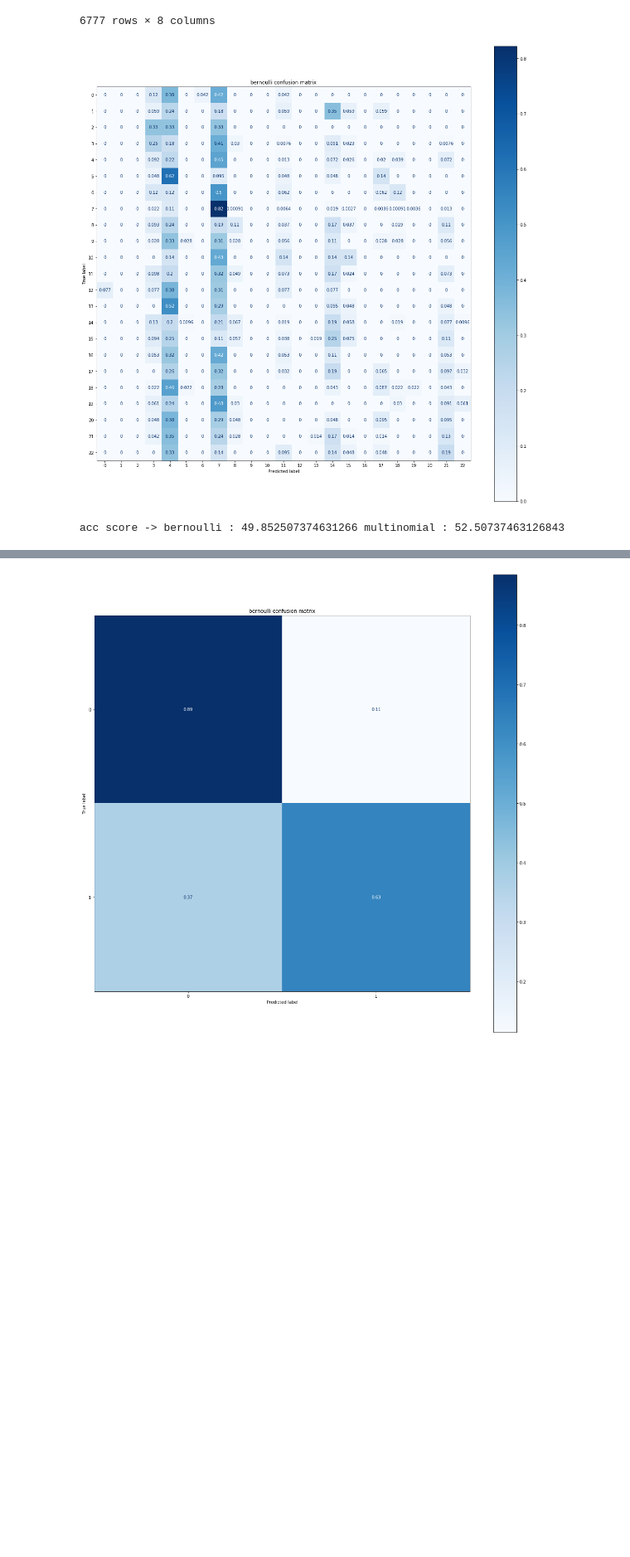
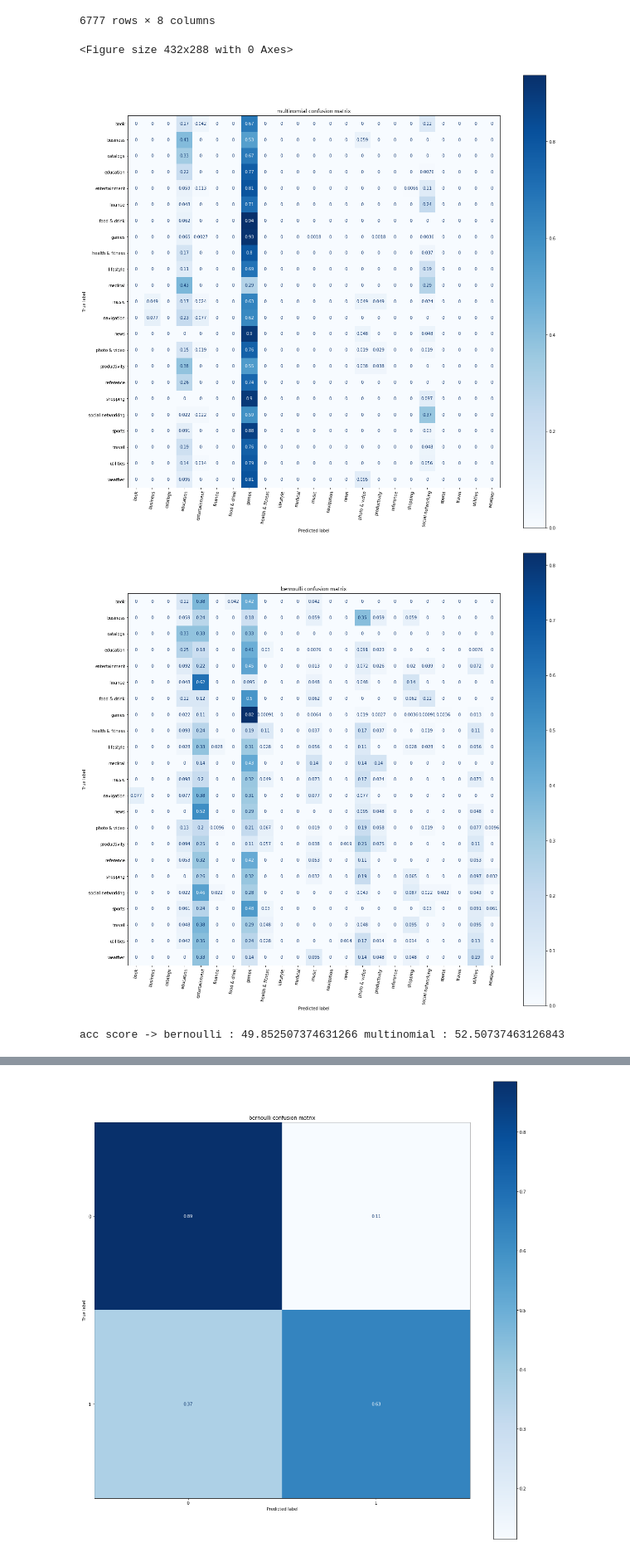
Before and after one commit to forderation/computer-reasoning, a Jupyter notebook: modelling train test split.ipynb, the cells around one changed output, grey strips where cells are left out. Shown at 83% size. Drawn from its saved outputs; the diff is of its cells as text; code cells hidden in the pictures; blank space fills up the shorter version.

Commit message:
plot confusion matrix

```diff
--- a/modelling train test split.ipynb
+++ b/modelling train test split.ipynb
@@ -69,7 +69,7 @@ def join_feature(feature, tfidf):
         features.append(concat)
     return np.array(features)
 # %%
-def build_ml(train, test, train_y, test_y, vectorizer):
+def build_ml(train, test, train_y, test_y, vectorizer, class_label):
     train_x_tfidf = vectorizer.fit_transform(train.app_desc).toarray()
     test_x_tfidf = vectorizer.fit_transform(test.app_desc).toarray()
     train_x = join_feature(train, train_x_tfidf)
@@ -81,8 +81,21 @@ def build_ml(train, test, train_y, test_y, vectorizer):
     bernoulli = BernoulliNB()
     bernoulli.fit(train_x, train_y.ravel())
     predictions_bernoulli = bernoulli.predict(test_x)
+    #     multinomial plot
+    plt.figure(0)
+    fig, ax = plt.subplots(figsize=(20, 20))
+    plot_confusion_matrix(mnb, test_x, test_y, normalize='true', cmap=plt.cm.Blues, ax=ax)
+    ax.set_xticklabels(class_label)
+    ax.set_yticklabels(class_label)
+    ax.set_xticklabels(ax.get_xticklabels(),rotation=80)
+    plt.title('multinomial confusion matrix')
+    #     bernoulli plot
+    plt.figure(1)
     fig, ax = plt.subplots(figsize=(20, 20))
     plot_confusion_matrix(bernoulli, test_x, test_y, normalize='true', cmap=plt.cm.Blues, ax=ax)
+    ax.set_xticklabels(class_label)
+    ax.set_yticklabels(class_label)
+    ax.set_xticklabels(ax.get_xticklabels(),rotation=80)
     plt.title('bernoulli confusion matrix')
     plt.show()
     score_bernoulli = accuracy_score(predictions_bernoulli, test_y)*100
@@ -102,14 +115,17 @@ y_all_test_df = all_df.iloc[test_inds, [7]]
 # %%
 score_mlt, score_bernoulli = build_ml(
     train = x_all_train_df,
     test = x_all_test_df,
     train_y = np.array(y_all_train_df),
     test_y = np.array(y_all_test_df),
-    vectorizer = base_vectorizer
+    vectorizer = base_vectorizer,
+    class_label = list(le.classes_)
 )
 # %% [output]
+<Figure size 432x288 with 0 Axes>
-[figure, old version]
+[figure, new version]
-acc score -> bernoulli : 49.852507374631266 multinomial : 52.50737463126843
+[figure, added]
+acc score -> bernoulli : 49.852507374631266 multinomial : 52.50737463126843
 # %%
 games_df = pd.read_csv('dataset_binary_games.csv')
 games_df = games_df.reset_index(drop=True).drop(['Unnamed: 0'], axis=1)
```
Also changed, not shown: parts of 1 cell of this notebook.
